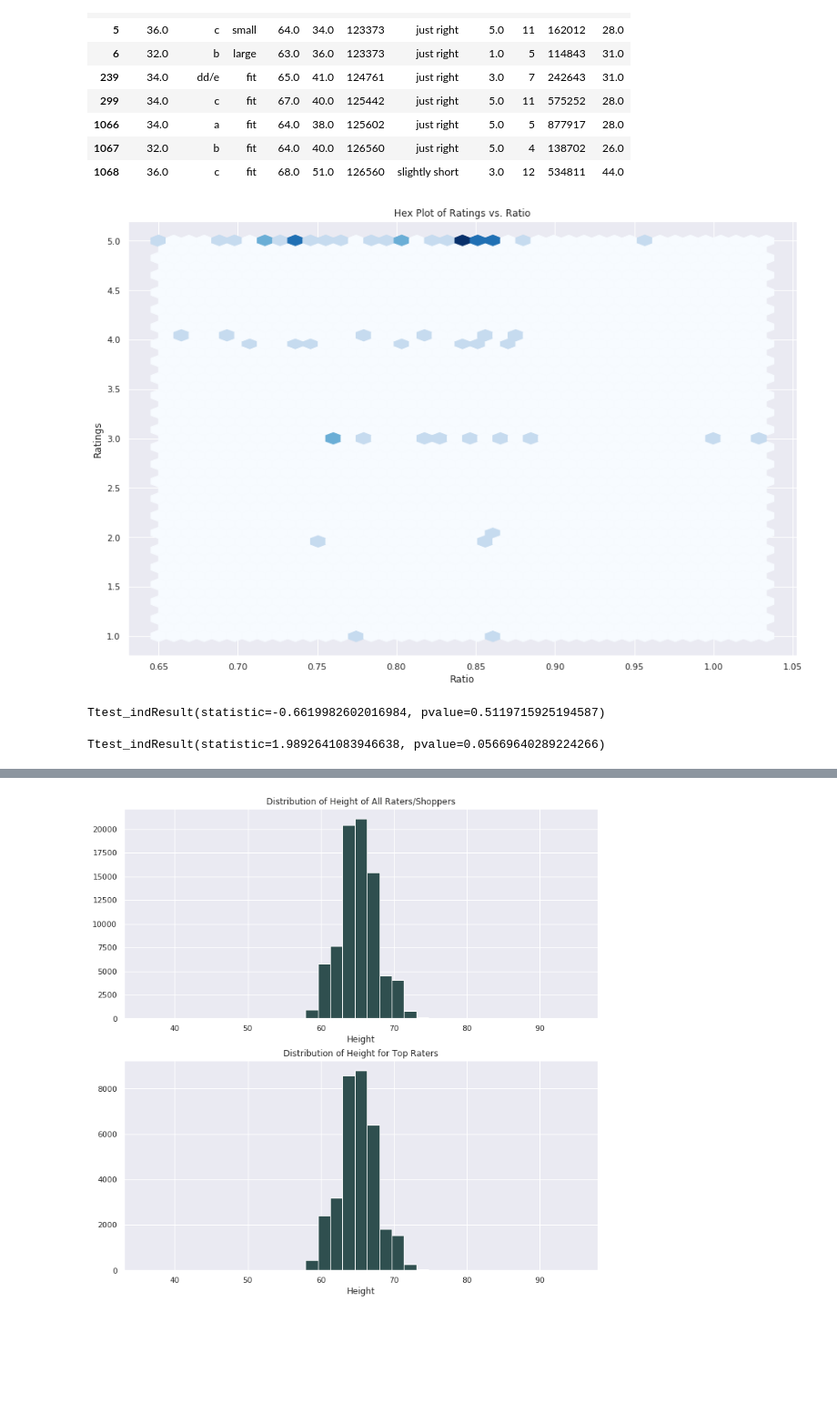
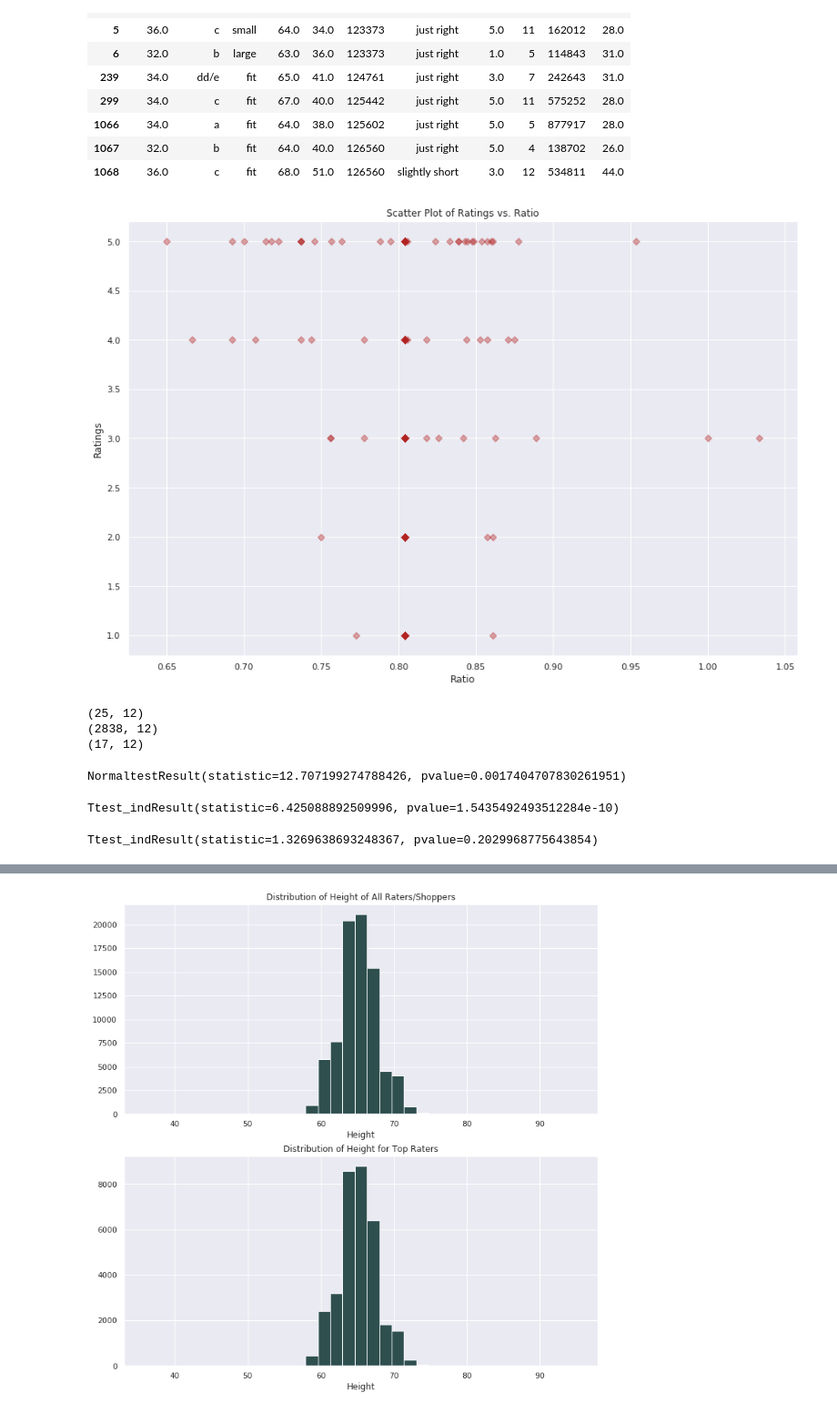
Before and after one commit to CliffordBridges/Whose-Clothes-Fit-Well, a Jupyter notebook: Allan_EDA_Cleaning.ipynb, the cells around one changed output, grey strips where cells are left out. Shown at 91% size. Drawn from its saved outputs; the diff is of its cells as text; code cells hidden in the pictures; blank space fills up the shorter version.

```diff
--- a/Allan_EDA_Cleaning.ipynb
+++ b/Allan_EDA_Cleaning.ipynb
@@ -269,26 +263,42 @@ modcloth_waist.head(10)
 | 1066 | 34.0 | a | fit | 64.0 | 38.0 | 125602 | just right | 5.0 | 5 | 877917 | 28.0 |
 | 1067 | 32.0 | b | fit | 64.0 | 40.0 | 126560 | just right | 5.0 | 4 | 138702 | 26.0 |
 | 1068 | 36.0 | c | fit | 68.0 | 51.0 | 126560 | slightly short | 3.0 | 12 | 534811 | 44.0 |
+# %%
+#filling null values
+modcloth_waist['hips'].fillna((modcloth_waist['hips'].mean()), inplace=True)
+modcloth_waist['waist'].fillna((modcloth_waist['waist'].mean()), inplace=True)
 # %%
 modcloth_waist['hip_waist_ratio'] = modcloth_waist.waist/modcloth_waist.hips
 modcloth_sub['hip_waist_ratio'] = modcloth_sub.waist/modcloth_sub.hips
 # %%
 figure = plt.figure(figsize=(15, 10))
 
 axes = figure.add_subplot(1, 1, 1)
-#axes.scatter(   modcloth_waist['hip_waist_ratio'],modcloth_waist['quality'],marker="o", color="darkslategray", alpha = .4)
-axes.hexbin(modcloth_waist['hip_waist_ratio'],modcloth_waist['quality'], gridsize=40, cmap=cm.Blues)
+axes.scatter(modcloth_waist['hip_waist_ratio'],modcloth_waist['quality'],marker="D", color='firebrick', alpha = .4)
+#axes.hexbin(modcloth_waist['hip_waist_ratio'],modcloth_waist['quality'], gridsize=40, cmap=cm.Blues)
 axes.set_ylabel("Ratings")
 axes.set_xlabel("Ratio")
-axes.set_title("Hex Plot of Ratings vs. Ratio")
-plt.savefig('Rating_vs_Ratio.png')
+axes.set_title("Scatter Plot of Ratings vs. Ratio")
+plt.savefig('Rating_vs_Ratio1.png')
 
 
 plt.show()
 plt.close()
 # %% [output]
-[figure, old version]
+[figure, new version]
 # %%
 high_risk = modcloth_waist[modcloth_waist.hip_waist_ratio>.85]
 mod_risk = modcloth_waist[(modcloth_waist.hip_waist_ratio<=.85)&(modcloth_waist.hip_waist_ratio>.8)]
 low_risk = modcloth_waist[modcloth_waist.hip_waist_ratio<=.8]
+# %%
+print(low_risk.shape)
+print(mod_risk.shape)
+print(high_risk.shape)
+# %% [output]
+(25, 12)
+(2838, 12)
+(17, 12)
+# %%
+stats.normaltest(low_risk.quality, nan_policy='omit')
+# %% [output]
+NormaltestResult(statistic=12.707199274788426, pvalue=0.0017404707830261951)
@@ -295,10 +307,10 @@ low_risk = modcloth_waist[modcloth_waist.hip_waist_ratio<=.8]
 # %%
 #T-test that rating of low and mod rsik people are equally high
-stats.ttest_ind(low_risk.quality,mod_risk.quality, axis = 0, equal_var = False, nan_policy = 'omit')
+stats.ttest_ind(low_risk_boot,mod_risk.quality, axis = 0, equal_var = False, nan_policy = 'omit')
 # %% [output]
-Ttest_indResult(statistic=-0.6619982602016984, pvalue=0.5119715925194587)
+Ttest_indResult(statistic=6.425088892509996, pvalue=1.5435492493512284e-10)
 # %%
 #T-test that ratio affects high rating
 stats.ttest_ind(mod_risk.quality,high_risk.quality, axis = 0, equal_var = False, nan_policy = 'omit')
 # %% [output]
-Ttest_indResult(statistic=1.9892641083946638, pvalue=0.05669640289224266)
+Ttest_indResult(statistic=1.3269638693248367, pvalue=0.2029968775643854)
```
Also changed, not shown: parts of 20 cells of this notebook, 3 other files.
